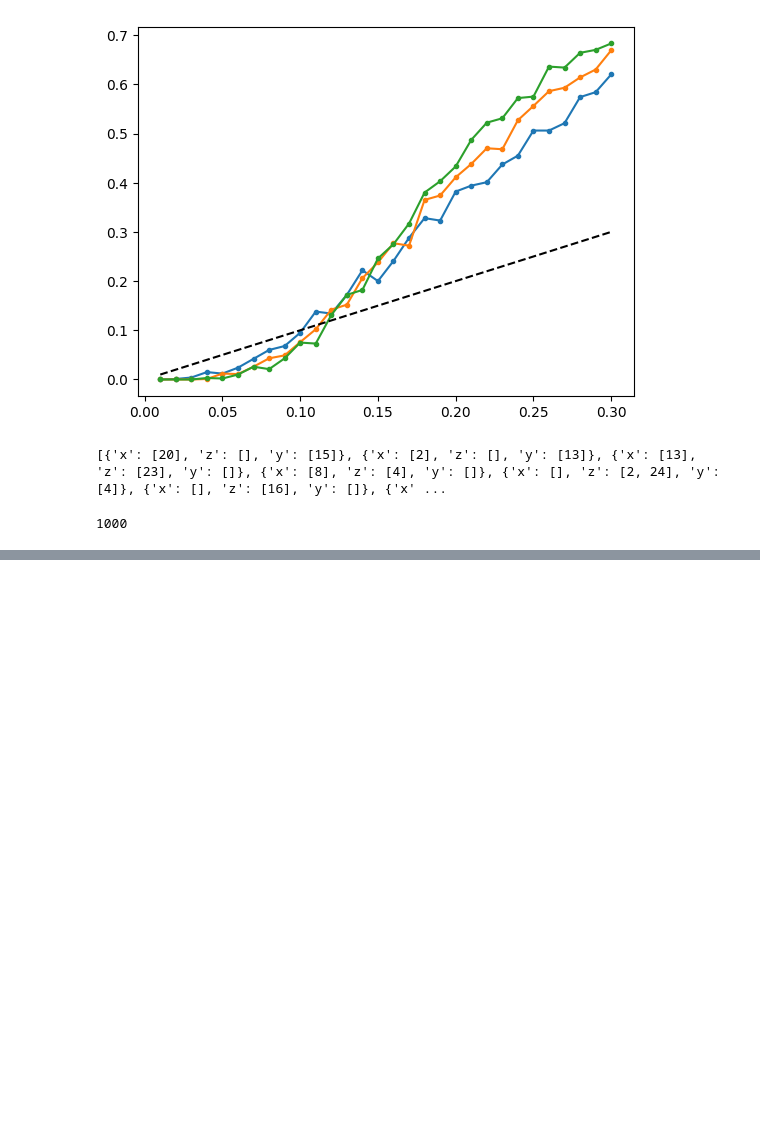
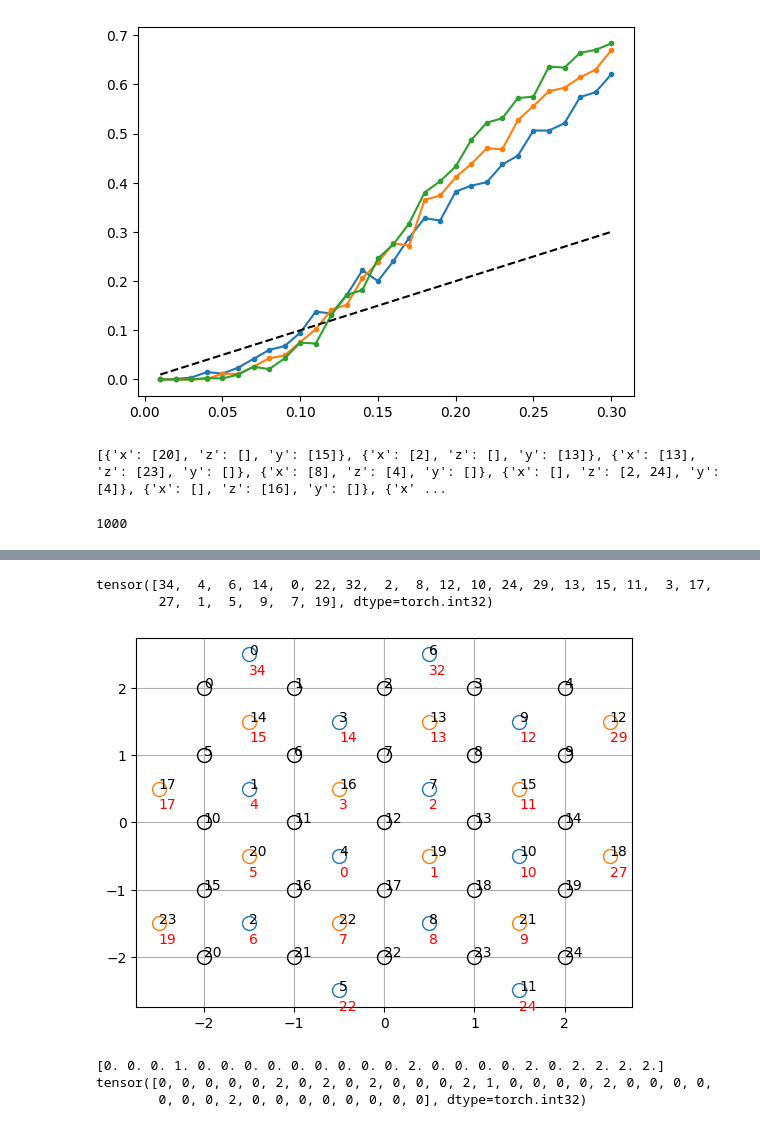
Before and after one commit to hassan-shap/MLqec, a Jupyter notebook: sc_simple_decoder.ipynb, the cells around one changed output, grey strips where cells are left out. Saved outputs shown, nothing was run; the diff lists cells and outputs as text; code cells hidden in the pictures; blank space fills up the shorter version.

```diff
--- a/sc_simple_decoder.ipynb
+++ b/sc_simple_decoder.ipynb
@@ -763,0 +866,36 @@ len(err_list)
+# %%
+d = 5
+q_list, sx_list, sz_list = idx_to_coord(d)
+plotter(q_list,"k")
+plotter(sx_list,"C0")
+plotter(sz_list,"C1")
+# # plotter(sz_list)
+# plt.grid()
+
+perm_mat = torch.zeros(d**2-1, dtype=torch.int32)
+for idx in sx_list:
+    plt.text(sx_list[idx][0],sx_list[idx][1]-0.3,f"{spiral[sx_list[idx]]}",color="red")
+    perm_mat[int(idx)] = spiral[sx_list[idx]]
+for idx in sz_list:
+    plt.text(sz_list[idx][0],sz_list[idx][1]-0.3,f"{spiral[sz_list[idx]]}",color="red")
+    perm_mat[int(idx)] = spiral[sz_list[idx]]
+    # print(spiral[sx_list[idx]])
+
+plt.grid()
+
+print(perm_mat)
+# %% [output]
+tensor([34,  4,  6, 14,  0, 22, 32,  2,  8, 12, 10, 24, 29, 13, 15, 11,  3, 17,
+        27,  1,  5,  9,  7, 19], dtype=torch.int32)
+[figure, added]
+# %%
+syndrome_new = np.copy(syndrome)
+syndrome_new[(d**2-1)//2:] = 2*syndrome_new[(d**2-1)//2:]
+print(syndrome_new)
+syndrome_train = torch.zeros((d+1)**2, dtype = torch.int32 )
+syndrome_train[perm_mat] = torch.tensor(syndrome_new.astype(np.int32))
+print(syndrome_train)
+# %% [output]
+[0. 0. 0. 1. 0. 0. 0. 0. 0. 0. 0. 0. 0. 2. 0. 0. 0. 0. 2. 0. 2. 2. 2. 2.]
+tensor([0, 0, 0, 0, 0, 2, 0, 2, 0, 2, 0, 0, 0, 2, 1, 0, 0, 0, 0, 2, 0, 0, 0, 0,
+        0, 0, 0, 2, 0, 0, 0, 0, 0, 0, 0, 0], dtype=torch.int32)
```
Also changed, not shown: parts of 10 cells of this notebook, 3 other files.
